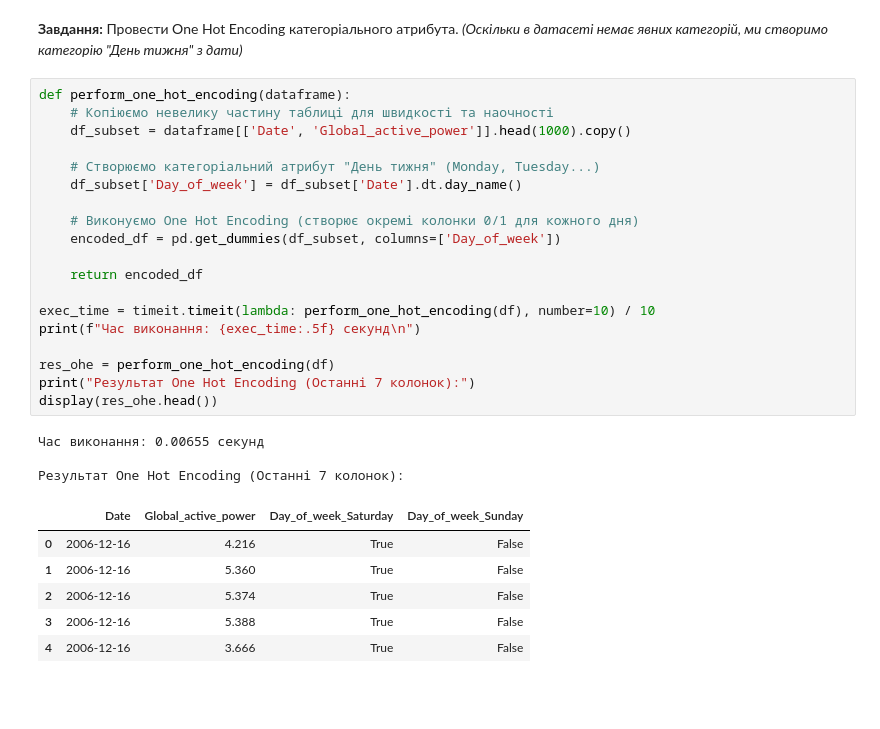
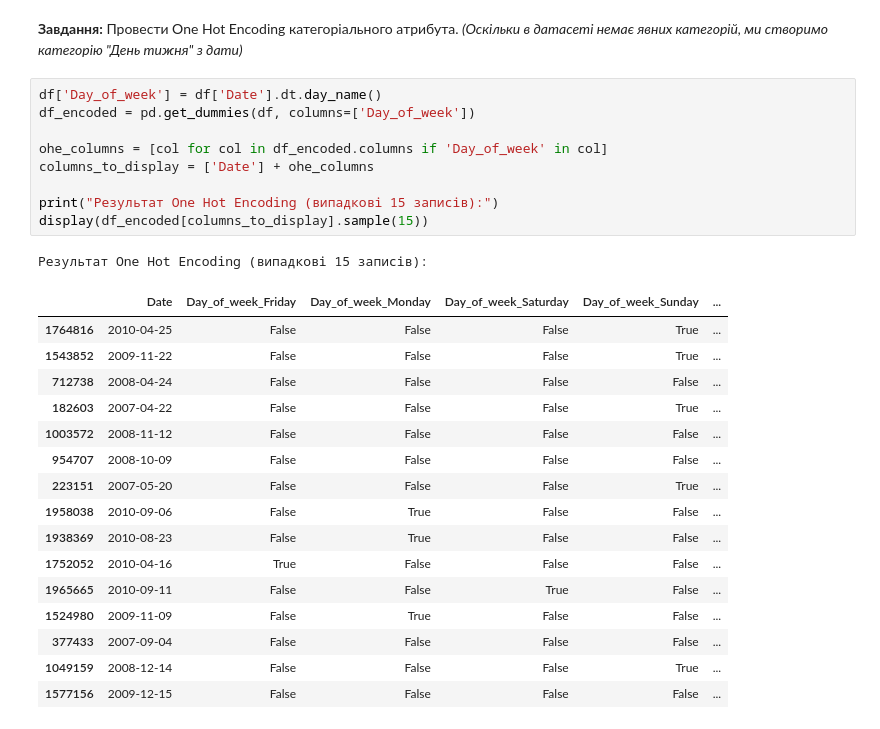
Before and after one commit to artpro9117-commits/fb-46_Protsan_zpad-2026, a Jupyter notebook: lab2/lab2_part2.ipynb, the cells around one changed output. Saved outputs shown, nothing was run; the diff lists cells and outputs as text; blank space fills up the shorter version.

Commit message:
Онолено requirements.txt, README.md; Додано завантаження і розархвівування датасету, замінено head на sample

```diff
--- a/lab2/lab2_part2.ipynb
+++ b/lab2/lab2_part2.ipynb
@@ -207,31 +228,29 @@ print(f"Коефіцієнт Спірмена: {spearman:.5f}")
 **Завдання:** Провести One Hot Encoding категоріального атрибута.
 *(Оскільки в датасеті немає явних категорій, ми створимо категорію "День тижня" з дати)*
 # %%
-def perform_one_hot_encoding(dataframe):
-    # Копіюємо невелику частину таблиці для швидкості та наочності
-    df_subset = dataframe[['Date', 'Global_active_power']].head(1000).copy()
+df['Day_of_week'] = df['Date'].dt.day_name()
+df_encoded = pd.get_dummies(df, columns=['Day_of_week'])
 
-    # Створюємо категоріальний атрибут "День тижня" (Monday, Tuesday...)
-    df_subset['Day_of_week'] = df_subset['Date'].dt.day_name()
+ohe_columns = [col for col in df_encoded.columns if 'Day_of_week' in col]
+columns_to_display = ['Date'] + ohe_columns
 
-    # Виконуємо One Hot Encoding (створює окремі колонки 0/1 для кожного дня)
-    encoded_df = pd.get_dummies(df_subset, columns=['Day_of_week'])
-
-    return encoded_df
-
-exec_time = timeit.timeit(lambda: perform_one_hot_encoding(df), number=10) / 10
-print(f"Час виконання: {exec_time:.5f} секунд\n")
-
-res_ohe = perform_one_hot_encoding(df)
-print("Результат One Hot Encoding (Останні 7 колонок):")
-display(res_ohe.head())
+print("Результат One Hot Encoding (випадкові 15 записів):")
+display(df_encoded[columns_to_display].sample(15))
 # %% [output]
-Час виконання: 0.00655 секунд
-
-Результат One Hot Encoding (Останні 7 колонок):
+Результат One Hot Encoding (випадкові 15 записів):
-|  | Date | Global_active_power | Day_of_week_Saturday | Day_of_week_Sunday |
-| 0 | 2006-12-16 | 4.216 | True | False |
-| 1 | 2006-12-16 | 5.360 | True | False |
-| 2 | 2006-12-16 | 5.374 | True | False |
-| 3 | 2006-12-16 | 5.388 | True | False |
-| 4 | 2006-12-16 | 3.666 | True | False |
+|  | Date | Day_of_week_Friday | Day_of_week_Monday | Day_of_week_Saturday | Day_of_week_Sunday | ... |
+| 1764816 | 2010-04-25 | False | False | False | True | ... |
+| 1543852 | 2009-11-22 | False | False | False | True | ... |
+| 712738 | 2008-04-24 | False | False | False | False | ... |
+| 182603 | 2007-04-22 | False | False | False | True | ... |
+| 1003572 | 2008-11-12 | False | False | False | False | ... |
+| 954707 | 2008-10-09 | False | False | False | False | ... |
+| 223151 | 2007-05-20 | False | False | False | True | ... |
+| 1958038 | 2010-09-06 | False | True | False | False | ... |
+| 1938369 | 2010-08-23 | False | True | False | False | ... |
+| 1752052 | 2010-04-16 | True | False | False | False | ... |
+| 1965665 | 2010-09-11 | False | False | True | False | ... |
+| 1524980 | 2009-11-09 | False | True | False | False | ... |
+| 377433 | 2007-09-04 | False | False | False | False | ... |
+| 1049159 | 2008-12-14 | False | False | False | True | ... |
+| 1577156 | 2009-12-15 | False | False | False | False | ... |
```
Also changed, not shown: parts of 2 cells of this notebook, 1 other file.
